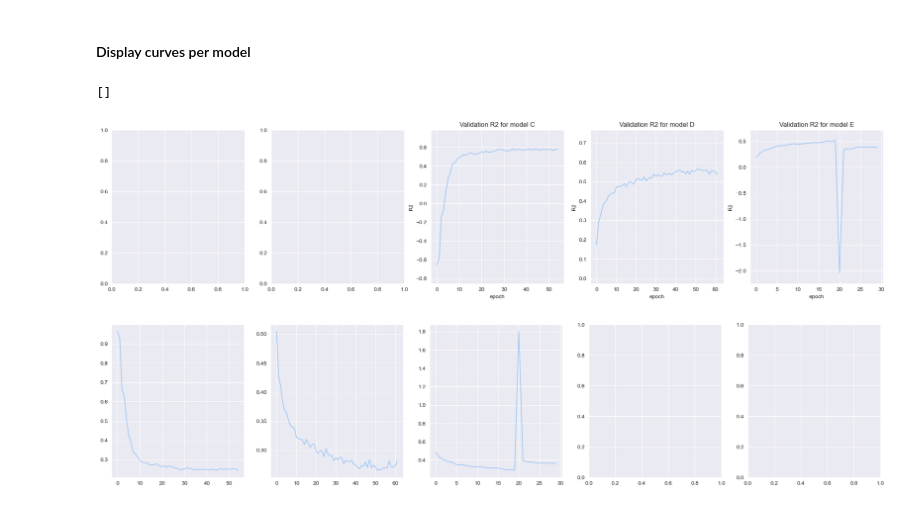
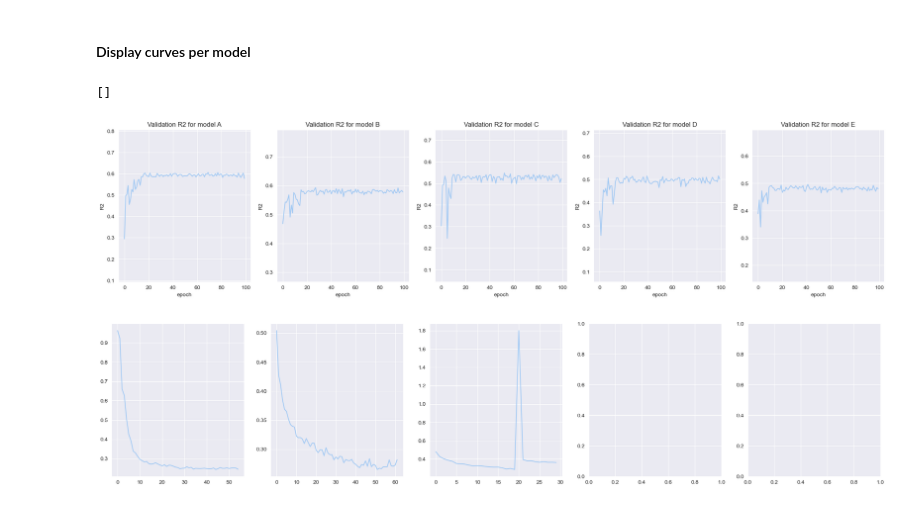
Before and after one commit to mpa-poverty/2-mpa, a Jupyter notebook: plot_results.ipynb, the cells around one changed output. Cells and saved outputs as stored; diff of their text form; code cells hidden in the pictures.

Commit message:
test ms best specs

```diff
--- a/plot_results.ipynb
+++ b/plot_results.ipynb
@@ -29,43 +32,43 @@ bg_map = gpd.read_file('data/africa.json')
 # %%
-test_name = 'ms_lr6_jitter'
+test_name = 'ms2'
 # %% [markdown]
 #### Display curves per model
 # %%
-RESULT_PATH = 'models/results/reproduction/' + test_name + '.pkl'
+RESULT_PATH = 'models/results/conf_t/' + test_name + '.pkl'
 result_list = glob.glob(RESULT_PATH)
 
 # Load Results
 results = dict()
 for i in range(len(result_list)):
     with open(result_list[i], 'rb') as f:
         results[i] = pickle.load(f)
 result_list
 
 # Validation R2 per epoch
 
 multi_val_dict, val_dataframes = dict(), dict()
 for i in results:
     multi_val_dict[i] = plot.extract_crossval_results(results=results[i], var='test_r2', new_var="R2", to_cpu=False)
     val_dataframes[i] = pd.DataFrame.from_dict(multi_val_dict[i])
 
 # Plot preparation
 sns.set_palette('pastel')
 sns.set_style("darkgrid")
 fig, ax = plt.subplots(1, 5, figsize=(25, 5))
 
-for fold in ['C', 'D', 'E']:
+for fold in ['A', 'B', 'C', 'D', 'E']:
     x = ord(fold) - ord('A')
     ax[x].set_title(f'Validation R2 for model {fold}')
     for i in results:
         # Calculate the y-axis limits based on your data range
         min_y = val_dataframes[i][val_dataframes[i].fold == fold]["R2"].min()-0.2
         max_y = val_dataframes[i][val_dataframes[i].fold == fold]["R2"].max()+0.2
 
         sns.lineplot(ax=ax[x], data=val_dataframes[i][val_dataframes[i].fold == fold], x="epoch", y="R2", legend=True).set(ylim=(min_y, max_y))
 plt.plot()
 # %% [output]
 []
-[figure, old version]
+[figure, new version]
 # %%
 # Test Loss per epoch
 
```
Also changed, not shown: parts of 7 cells of this notebook, 7 other files.
